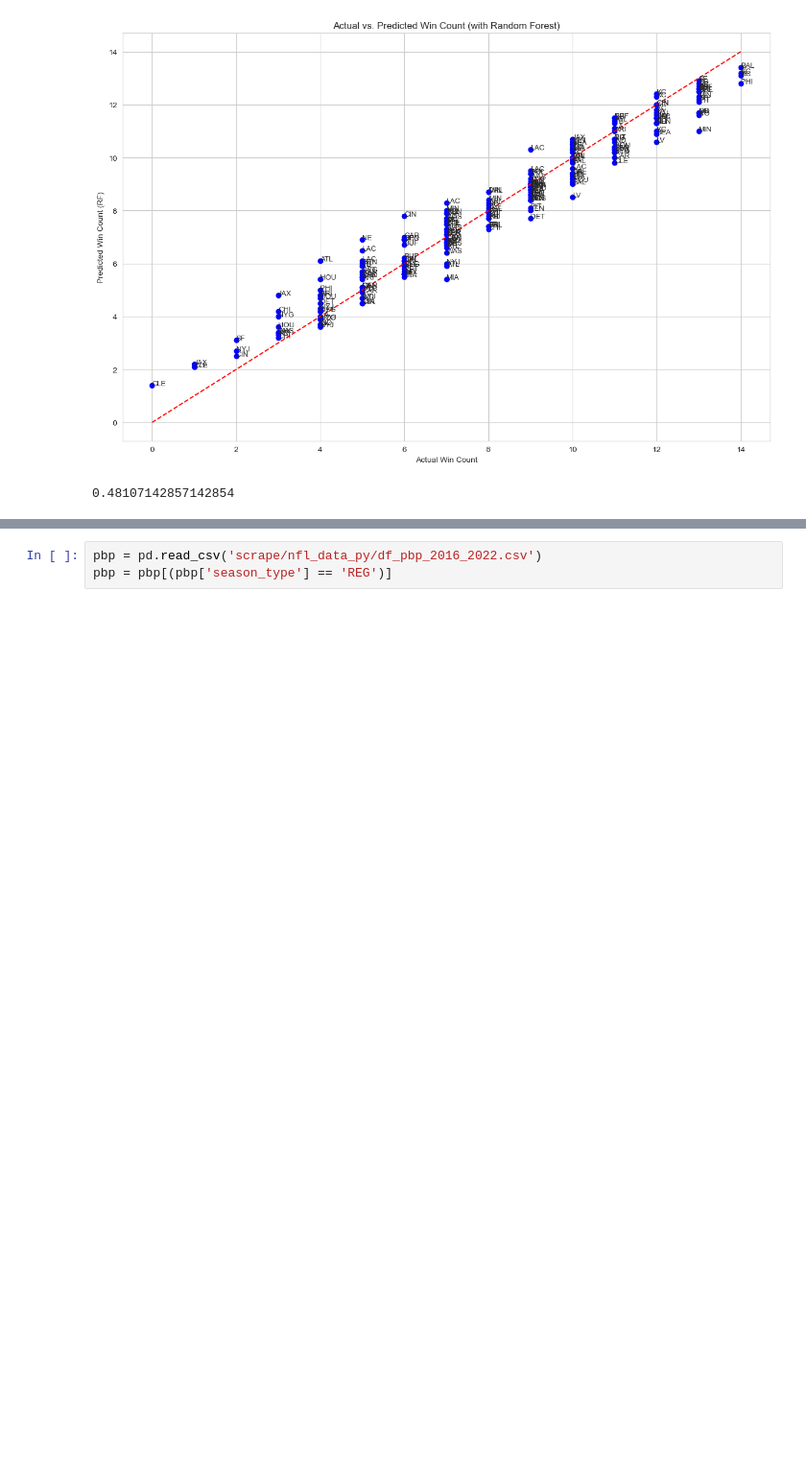
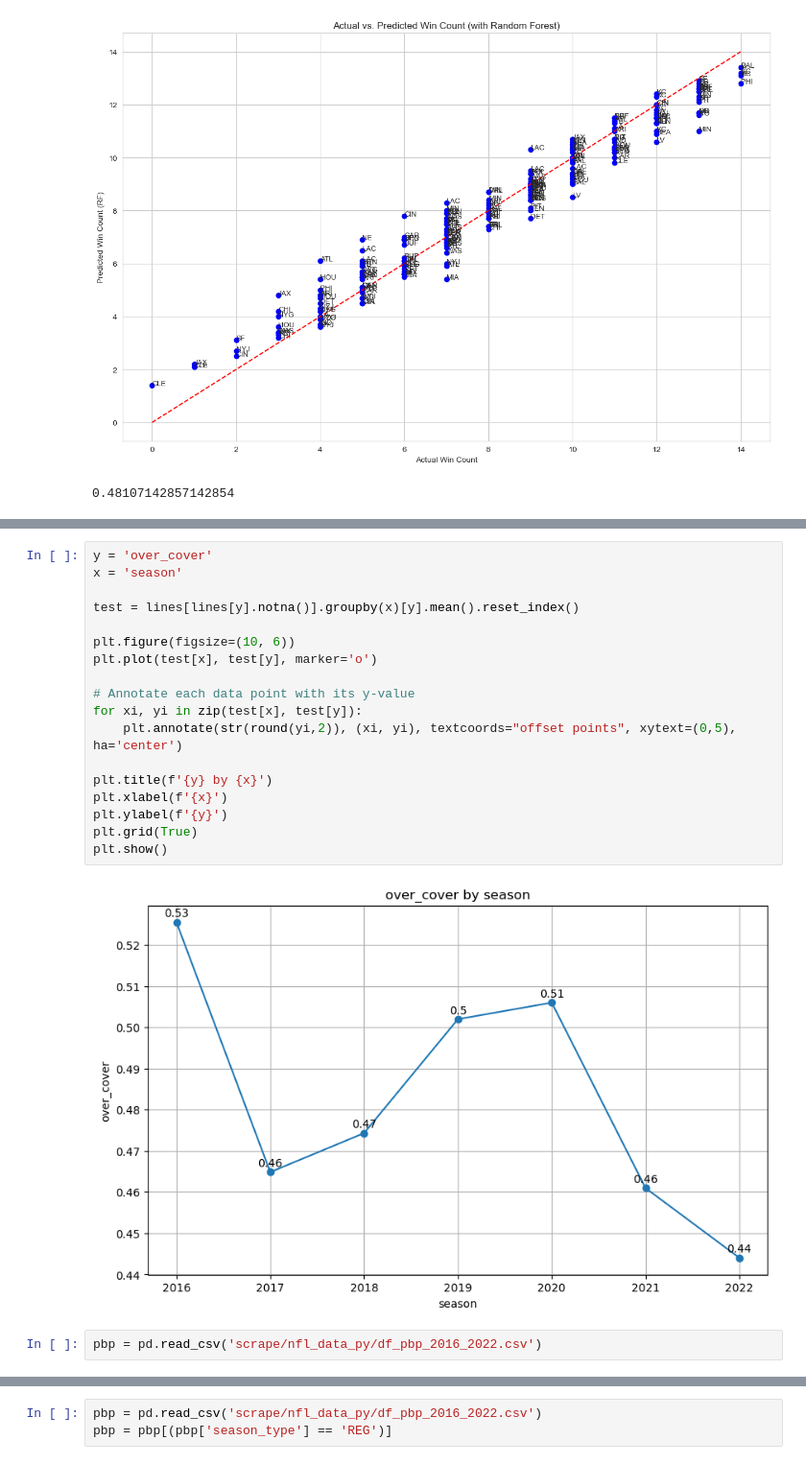
Before and after one commit to gbellamy512/projects, a Jupyter notebook: epa_eda.ipynb, the cells around one changed output, grey strips where cells are left out. Shown at 96% size. Saved outputs shown, nothing was run; the diff lists cells and outputs as text; blank space fills up the shorter version.

```diff
--- a/epa_eda.ipynb
+++ b/epa_eda.ipynb
@@ -380,0 +459,22 @@ mse_rf
+# %%
+y = 'over_cover'
+x = 'season'
+
+test = lines[lines[y].notna()].groupby(x)[y].mean().reset_index()
+
+plt.figure(figsize=(10, 6))
+plt.plot(test[x], test[y], marker='o')
+
+# Annotate each data point with its y-value
+for xi, yi in zip(test[x], test[y]):
+    plt.annotate(str(round(yi,2)), (xi, yi), textcoords="offset points", xytext=(0,5), ha='center')
+
+plt.title(f'{y} by {x}')
+plt.xlabel(f'{x}')
+plt.ylabel(f'{y}')
+plt.grid(True)
+plt.show()
+# %% [output]
+[figure, added]
+# %%
+pbp = pd.read_csv('scrape/nfl_data_py/df_pbp_2016_2022.csv')
```
Also changed, not shown: parts of 14 cells of this notebook.
